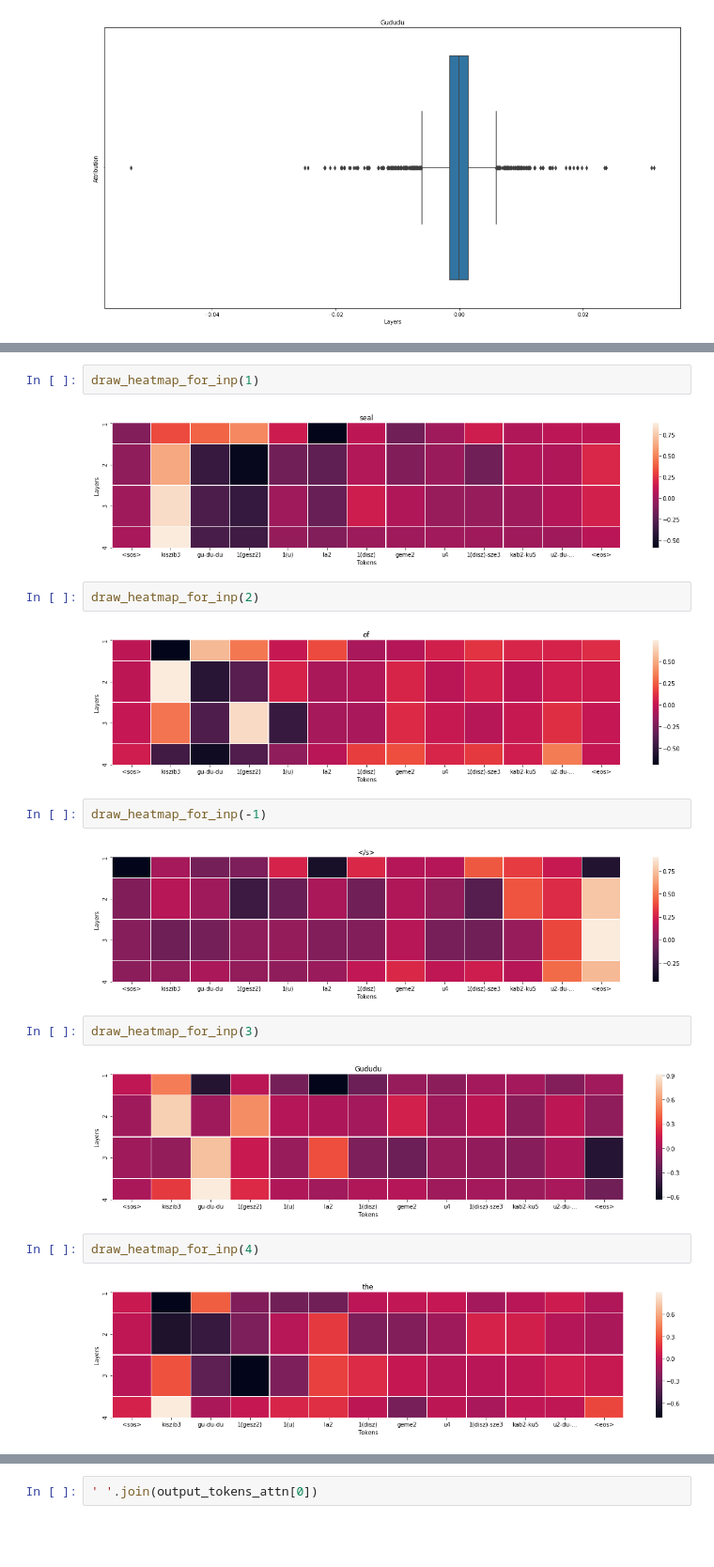
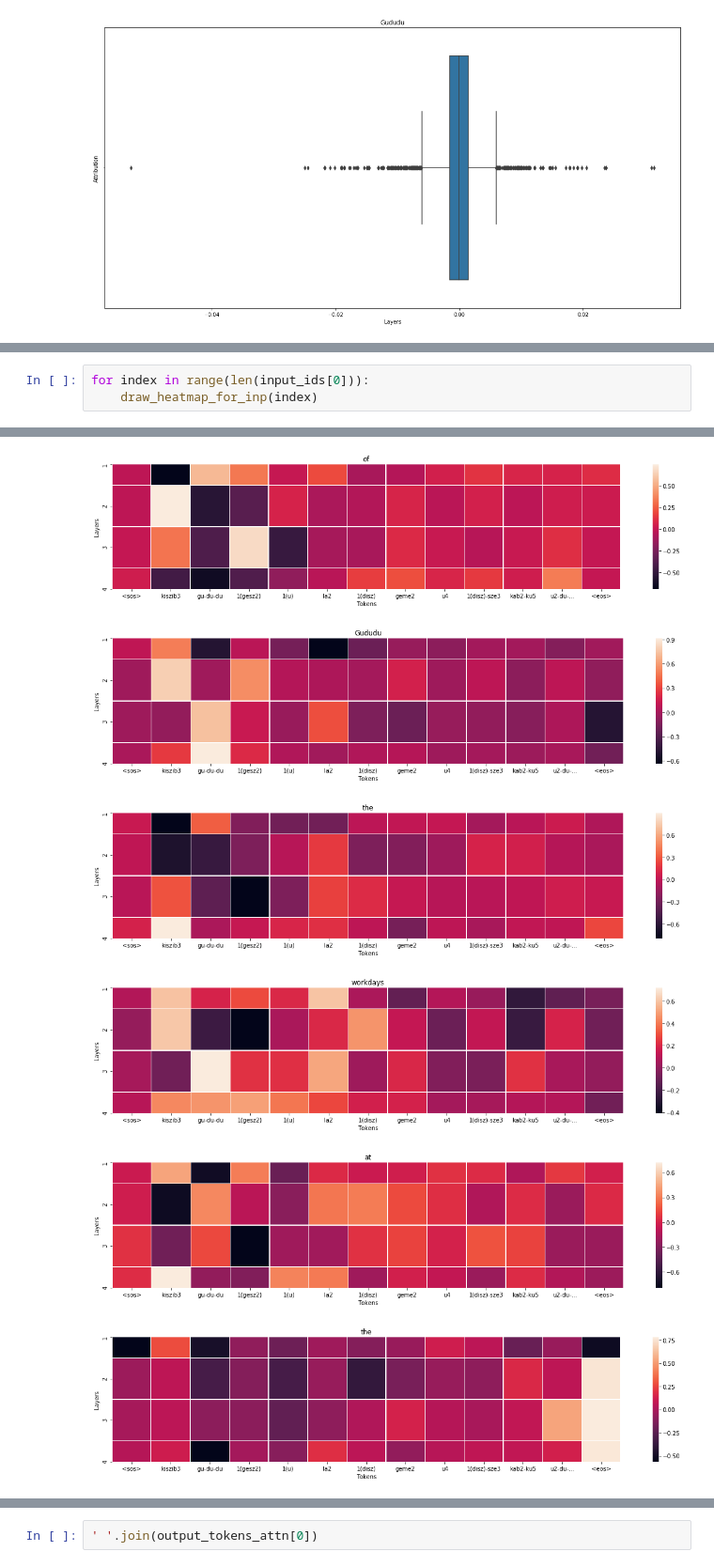
Before and after one commit to cdli-gh/Semi-Supervised-NMT-for-Sumerian-English, a Jupyter notebook: interpretability/captum.ipynb, the cells around one changed output, grey strips where cells are left out. Shown at 94% size. Saved outputs shown, nothing was run; the diff lists cells and outputs as text; blank space fills up the shorter version.

```diff
--- a/interpretability/captum.ipynb
+++ b/interpretability/captum.ipynb
@@ -424,20 +439,4 @@ draw_heatmap_for_inp(0)
-# %%
-draw_heatmap_for_inp(1)
-# %% [output]
-[figure, removed]
-# %%
-draw_heatmap_for_inp(2)
-# %% [output]
-[figure, removed]
-# %%
-draw_heatmap_for_inp(-1)
-# %% [output]
-[figure, removed]
-# %%
-draw_heatmap_for_inp(3)
-# %% [output]
-[figure, removed]
-# %%
-draw_heatmap_for_inp(4)
-# %% [output]
-[figure, removed]
+# %%
+for index in range(len(input_ids[0])):
+    draw_heatmap_for_inp(index)
+# %% [output]
@@ -443,0 +445,6 @@ draw_heatmap_for_inp(4)
+[figure, added]
+[figure, added]
+[figure, added]
+[figure, added]
+[figure, added]
+[figure, added]
```
Also changed, not shown: parts of 13 cells of this notebook.
